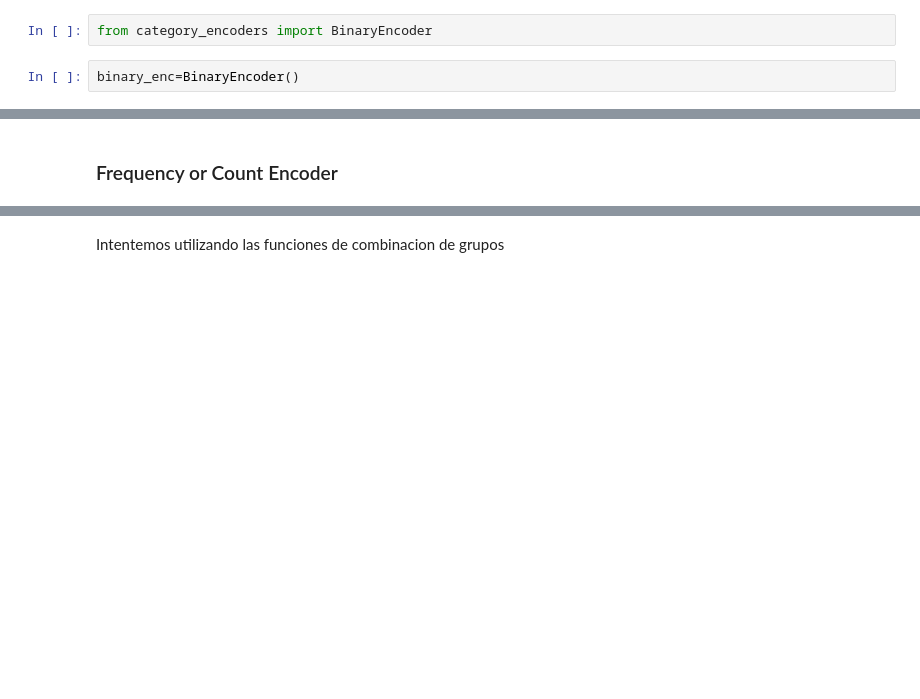
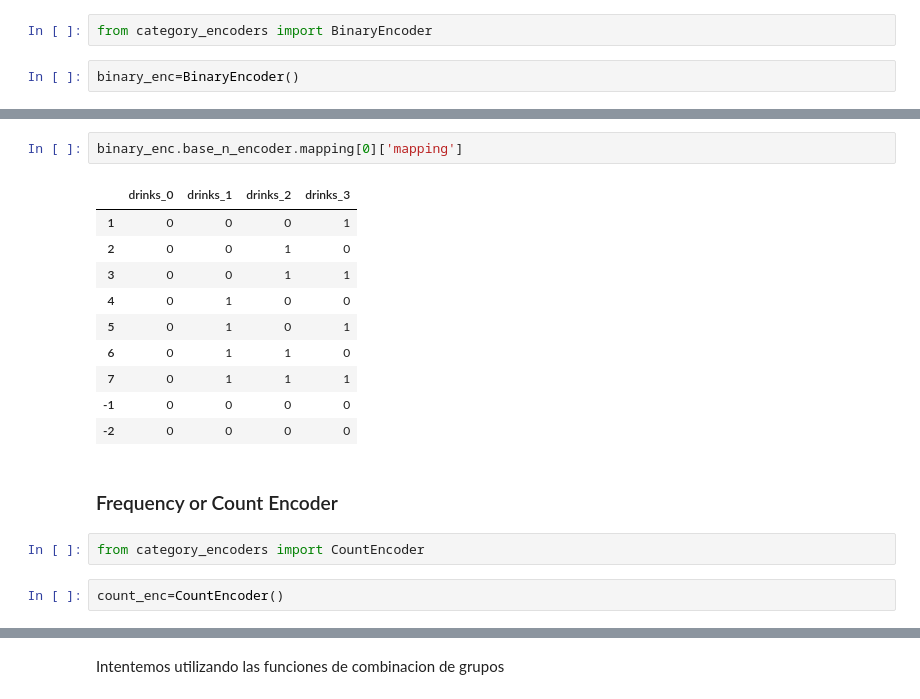
Before and after one commit to aixarodriguez/Capstone, a Jupyter notebook: DS6011_HT04.ipynb, the cells around one changed output, grey strips where cells are left out. Cells and saved outputs as stored; diff of their text form; blank space fills up the shorter version.

```diff
--- a/DS6011_HT04.ipynb
+++ b/DS6011_HT04.ipynb
@@ -158,2 +175,19 @@ binary_enc=BinaryEncoder()
+# %%
+binary_enc.base_n_encoder.mapping[0]['mapping']
+# %% [output]
+|  | drinks_0 | drinks_1 | drinks_2 | drinks_3 |
+| 1 | 0 | 0 | 0 | 1 |
+| 2 | 0 | 0 | 1 | 0 |
+| 3 | 0 | 0 | 1 | 1 |
+| 4 | 0 | 1 | 0 | 0 |
+| 5 | 0 | 1 | 0 | 1 |
+| 6 | 0 | 1 | 1 | 0 |
+| 7 | 0 | 1 | 1 | 1 |
+| -1 | 0 | 0 | 0 | 0 |
+| -2 | 0 | 0 | 0 | 0 |
 # %% [markdown]
 ### Frequency or Count Encoder
+# %%
+from category_encoders import CountEncoder
+# %%
+count_enc=CountEncoder()
```
Also changed, not shown: parts of 31 cells of this notebook.
